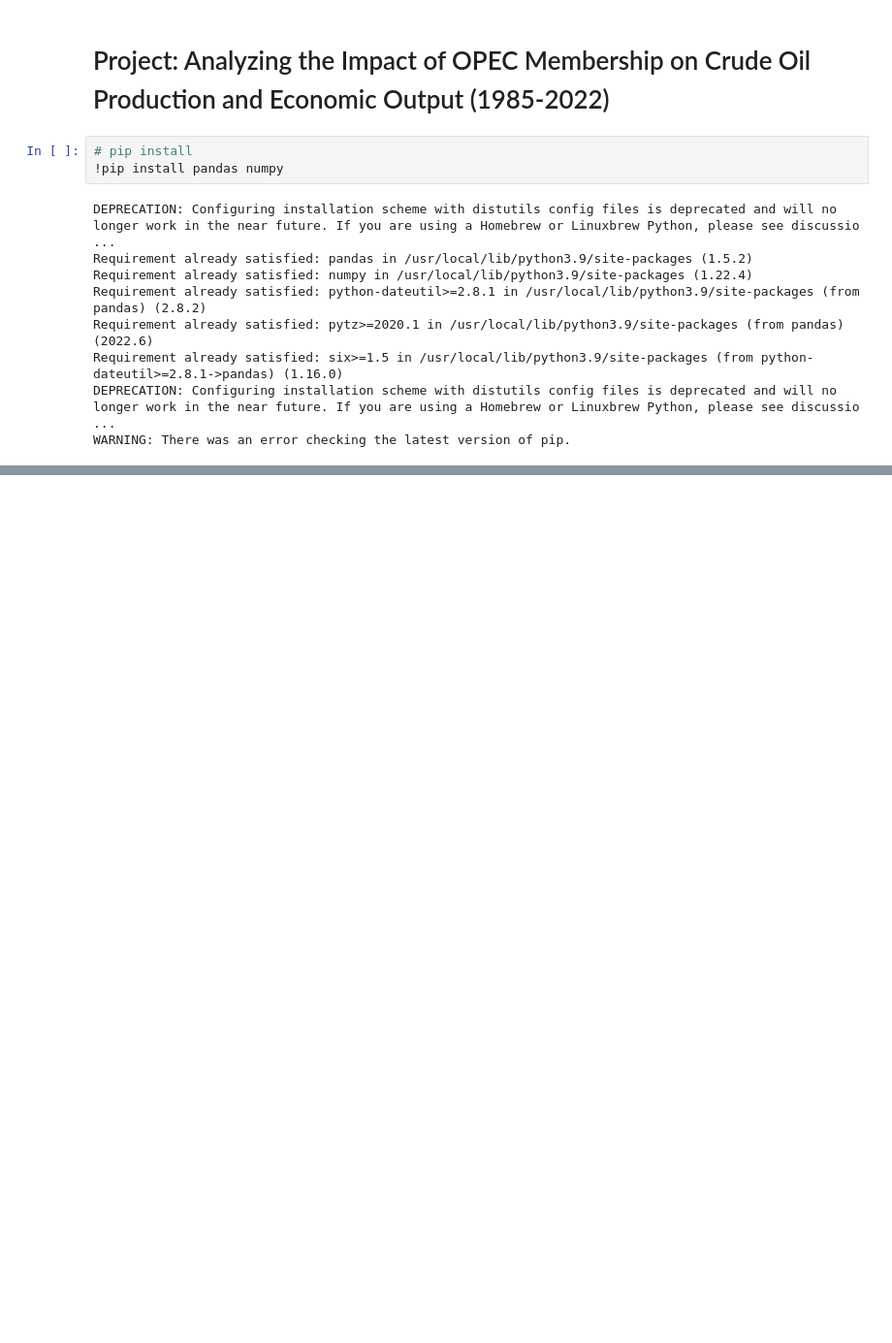
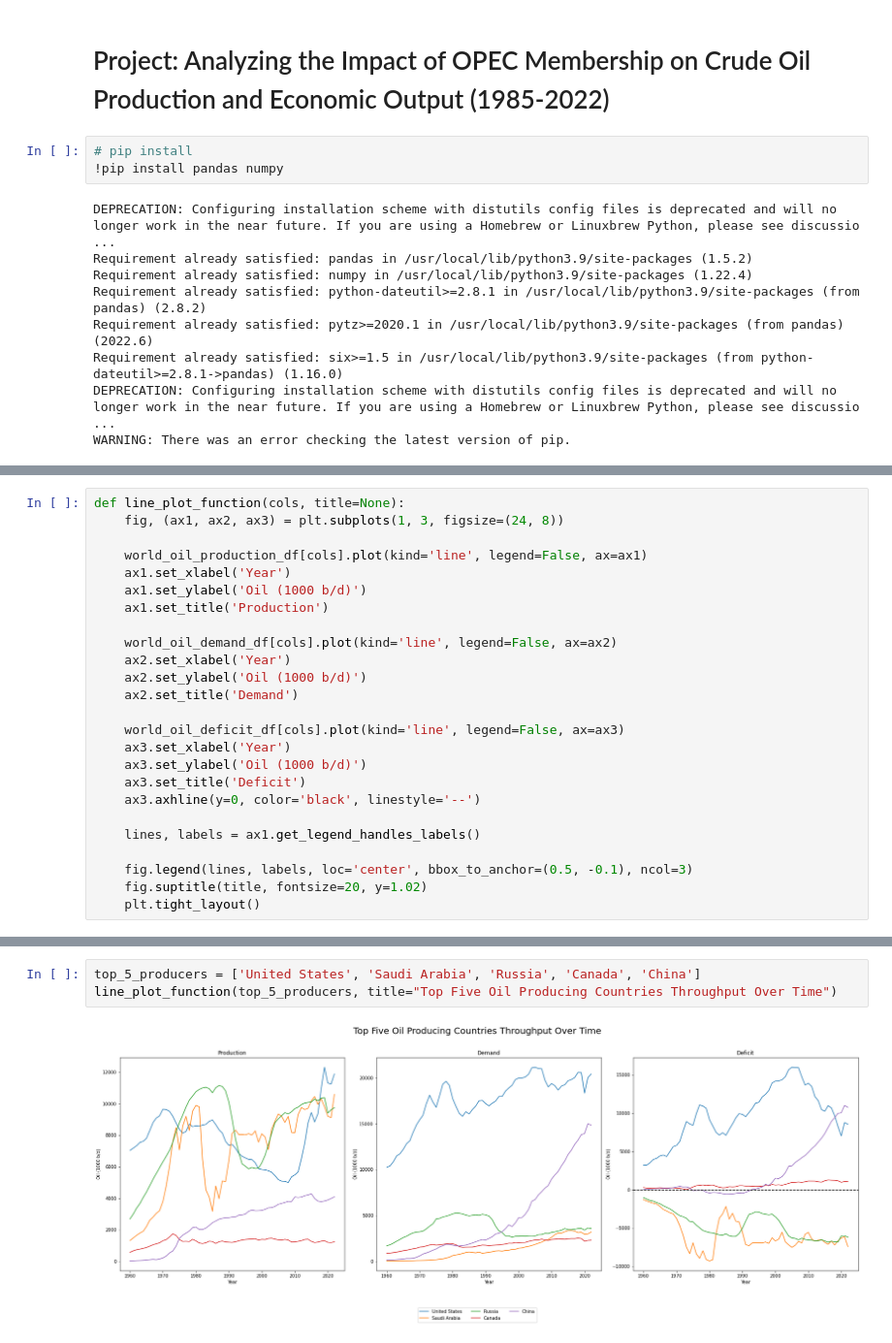
Before and after one commit to willcrodman/data_science_final_project, a Jupyter notebook: milestone_2.ipynb, the cells around one changed output, grey strips where cells are left out. Shown at 97% size. Cells and saved outputs as stored; diff of their text form; blank space fills up the shorter version.

```diff
--- a/milestone_2.ipynb
+++ b/milestone_2.ipynb
@@ -19,0 +51,25 @@ import matplotlib.pyplot as plt
+# %%
+def line_plot_function(cols, title=None):
+    fig, (ax1, ax2, ax3) = plt.subplots(1, 3, figsize=(24, 8))
+
+    world_oil_production_df[cols].plot(kind='line', legend=False, ax=ax1)
+    ax1.set_xlabel('Year')
+    ax1.set_ylabel('Oil (1000 b/d)')
+    ax1.set_title('Production')
+
+    world_oil_demand_df[cols].plot(kind='line', legend=False, ax=ax2)
+    ax2.set_xlabel('Year')
+    ax2.set_ylabel('Oil (1000 b/d)')
+    ax2.set_title('Demand')
+
+    world_oil_deficit_df[cols].plot(kind='line', legend=False, ax=ax3)
+    ax3.set_xlabel('Year')
+    ax3.set_ylabel('Oil (1000 b/d)')
+    ax3.set_title('Deficit')
+    ax3.axhline(y=0, color='black', linestyle='--')
+
+    lines, labels = ax1.get_legend_handles_labels()
+
+    fig.legend(lines, labels, loc='center', bbox_to_anchor=(0.5, -0.1), ncol=3)
+    fig.suptitle(title, fontsize=20, y=1.02)
+    plt.tight_layout()
@@ -19,0 +98,5 @@ import matplotlib.pyplot as plt
+# %%
+top_5_producers = ['United States', 'Saudi Arabia', 'Russia', 'Canada', 'China']
+line_plot_function(top_5_producers, title="Top Five Oil Producing Countries Throughput Over Time")
+# %% [output]
+[figure, added]
```
Also changed, not shown: parts of 10 cells of this notebook, 11 other files.
